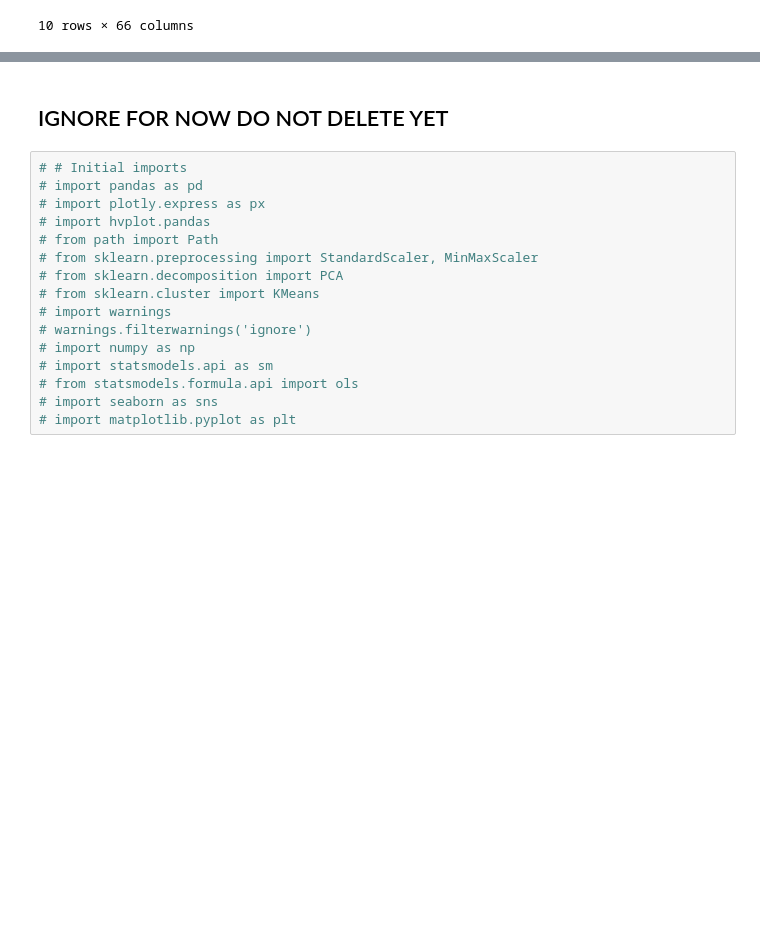
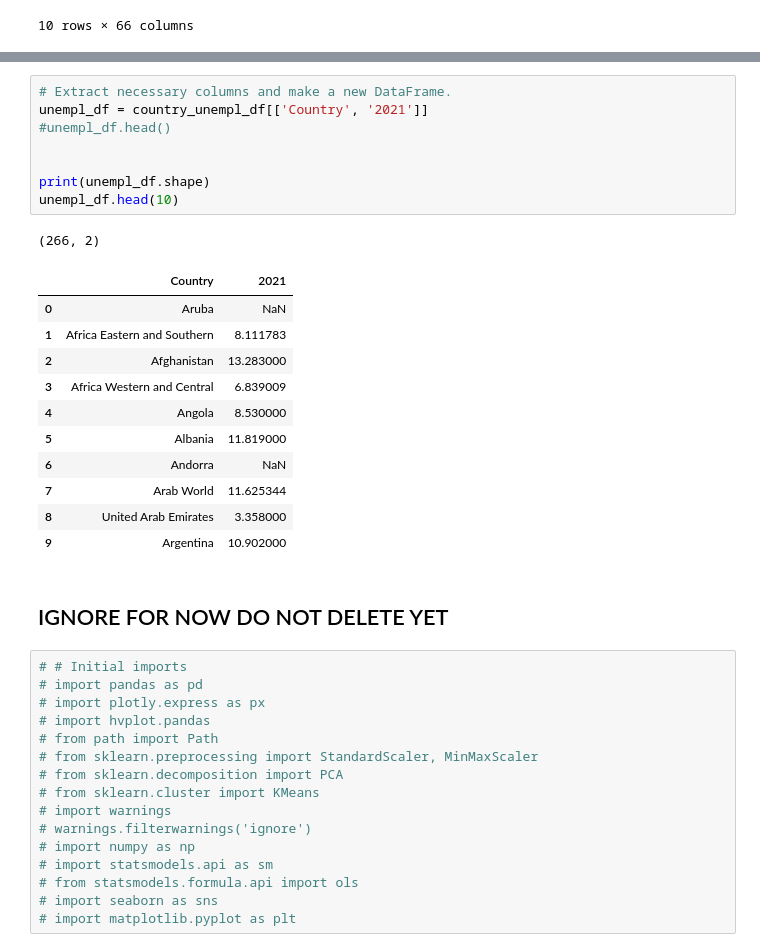
Before and after one commit to yaparnehir/Predicting_Happiness, a Jupyter notebook: ETL/ETL.ipynb, the cells around one changed output, grey strips where cells are left out. Drawn from its saved outputs; the diff is of its cells as text; blank space fills up the shorter version.

```diff
--- a/ETL/ETL.ipynb
+++ b/ETL/ETL.ipynb
@@ -292,3 +270,24 @@ country_unempl_df.head(10)
+# %%
+# Extract necessary columns and make a new DataFrame.
+unempl_df = country_unempl_df[['Country', '2021']]
+#unempl_df.head()
+
+
+print(unempl_df.shape)
+unempl_df.head(10)
+# %% [output]
+(266, 2)
+|  | Country | 2021 |
+| 0 | Aruba | NaN |
+| 1 | Africa Eastern and Southern | 8.111783 |
+| 2 | Afghanistan | 13.283000 |
+| 3 | Africa Western and Central | 6.839009 |
+| 4 | Angola | 8.530000 |
+| 5 | Albania | 11.819000 |
+| 6 | Andorra | NaN |
+| 7 | Arab World | 11.625344 |
+| 8 | United Arab Emirates | 3.358000 |
+| 9 | Argentina | 10.902000 |
 # %% [markdown]
 ## IGNORE FOR NOW DO NOT DELETE YET
 # %%
```
Also changed, not shown: parts of 14 cells of this notebook, 1 other file.
